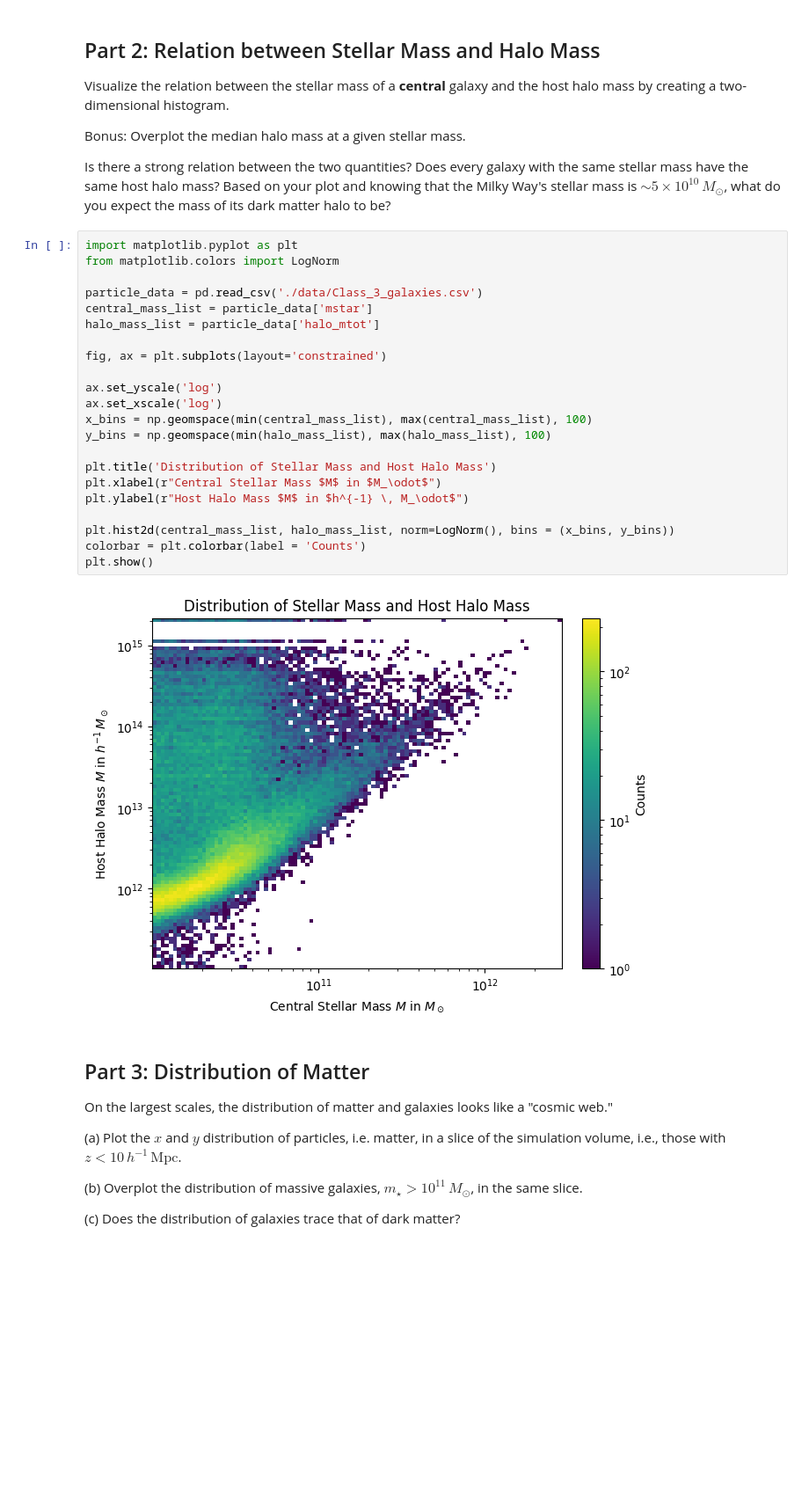
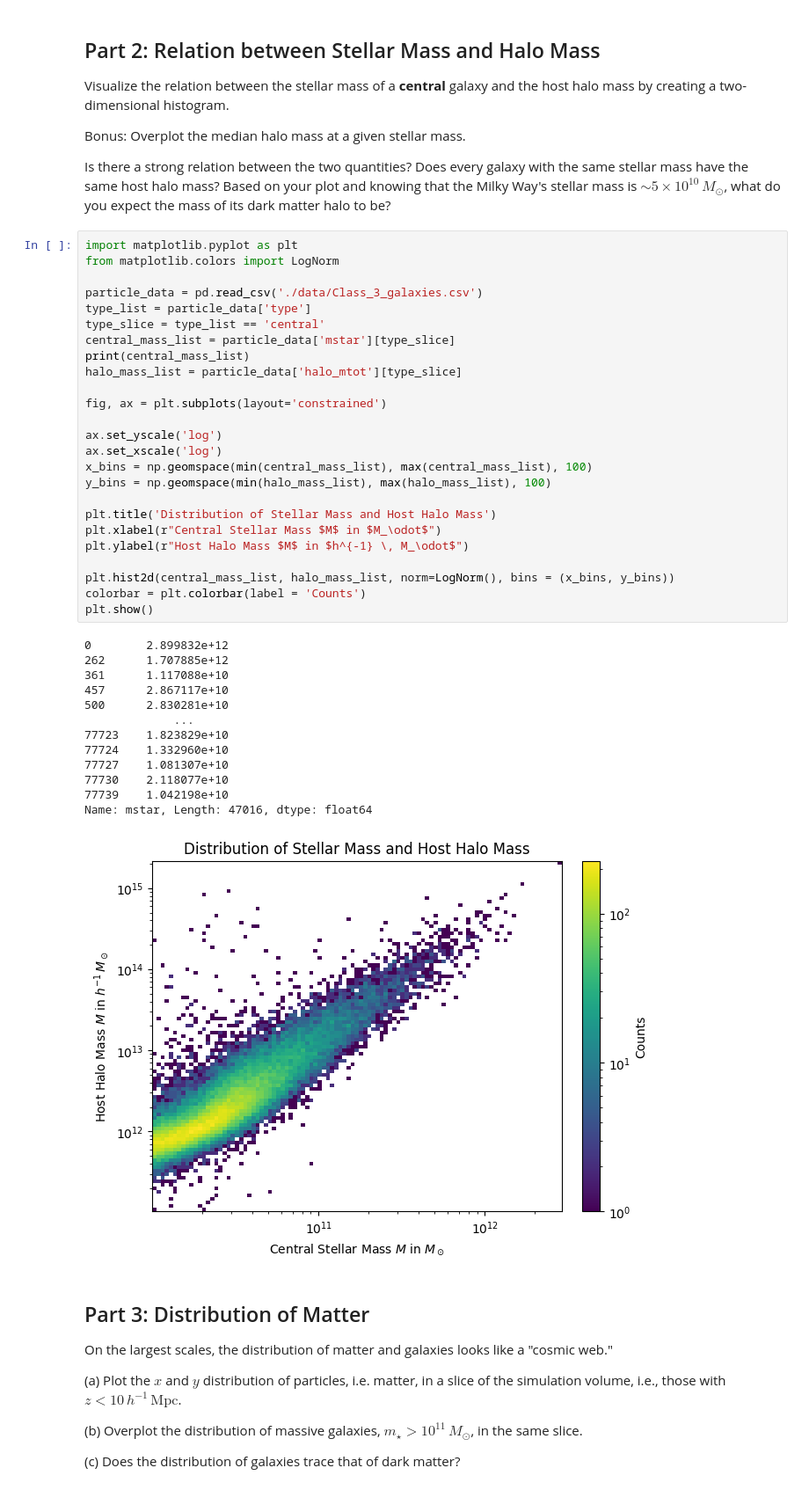
Before and after one commit to queue-h/ISCI-396, a Jupyter notebook: data_visualization/Class_3.ipynb, the cells around one changed output. Shown at 88% size. Saved outputs shown, nothing was run; the diff lists cells and outputs as text; blank space fills up the shorter version.

```diff
--- a/data_visualization/Class_3.ipynb
+++ b/data_visualization/Class_3.ipynb
@@ -251,27 +251,42 @@ Is there a strong relation between the two quantities? Does every galaxy with th
 # %%
 import matplotlib.pyplot as plt
 from matplotlib.colors import LogNorm
 
 particle_data = pd.read_csv('./data/Class_3_galaxies.csv')
-central_mass_list = particle_data['mstar']
-halo_mass_list = particle_data['halo_mtot']
+type_list = particle_data['type']
+type_slice = type_list == 'central'
+central_mass_list = particle_data['mstar'][type_slice]
+print(central_mass_list)
+halo_mass_list = particle_data['halo_mtot'][type_slice]
 
 fig, ax = plt.subplots(layout='constrained')
 
 ax.set_yscale('log')
 ax.set_xscale('log')
 x_bins = np.geomspace(min(central_mass_list), max(central_mass_list), 100)
 y_bins = np.geomspace(min(halo_mass_list), max(halo_mass_list), 100)
 
 plt.title('Distribution of Stellar Mass and Host Halo Mass')
 plt.xlabel(r"Central Stellar Mass $M$ in $M_\odot$")
 plt.ylabel(r"Host Halo Mass $M$ in $h^{-1} \, M_\odot$")
 
 plt.hist2d(central_mass_list, halo_mass_list, norm=LogNorm(), bins = (x_bins, y_bins))
 colorbar = plt.colorbar(label = 'Counts')
 plt.show()
 # %% [output]
+0        2.899832e+12
+262      1.707885e+12
+361      1.117088e+10
+457      2.867117e+10
+500      2.830281e+10
+             ...
+77723    1.823829e+10
+77724    1.332960e+10
+77727    1.081307e+10
+77730    2.118077e+10
+77739    1.042198e+10
+Name: mstar, Length: 47016, dtype: float64
-[figure, old version]
+[figure, new version]
 # %% [markdown]
 ## Part 3: Distribution of Matter
 
```
Also changed, not shown: parts of 5 cells of this notebook.
